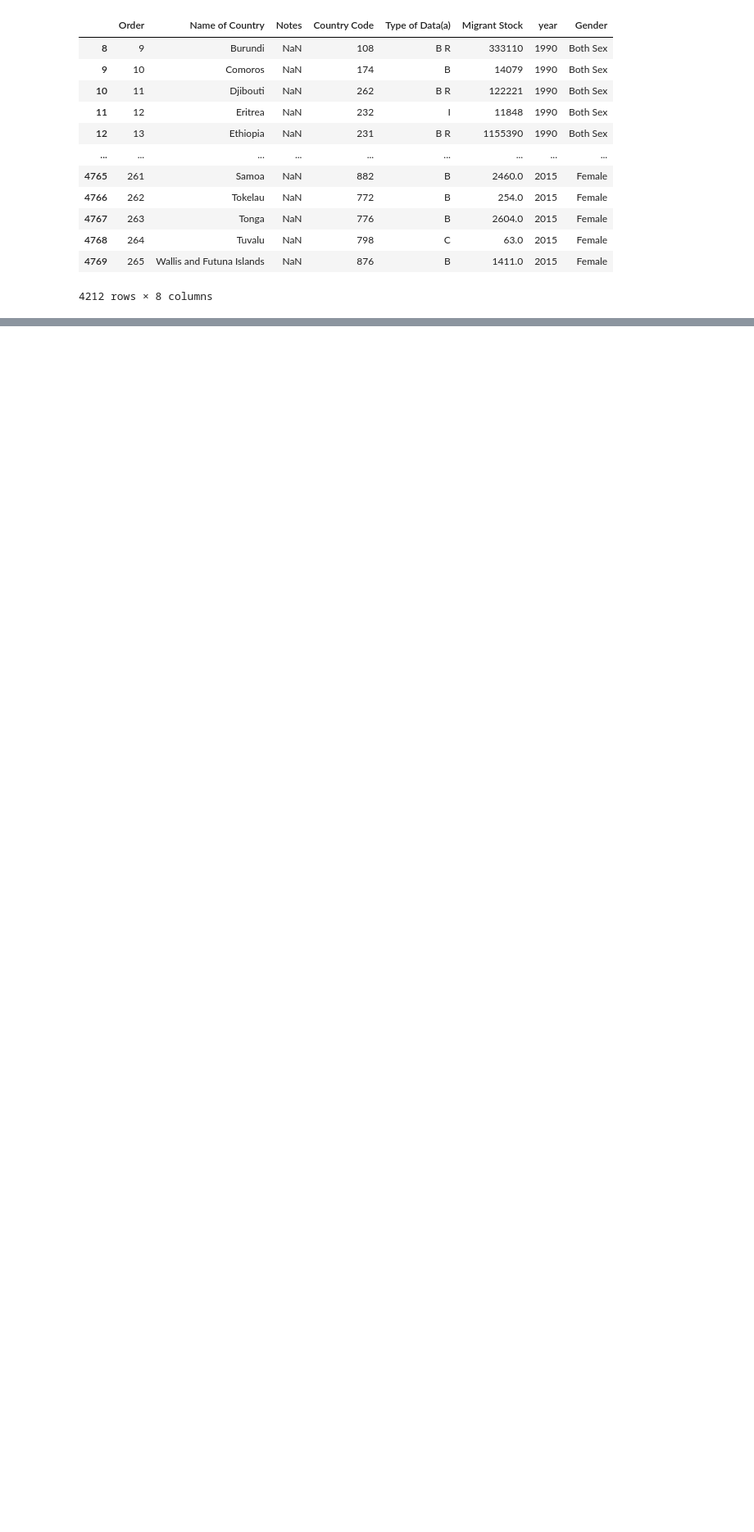
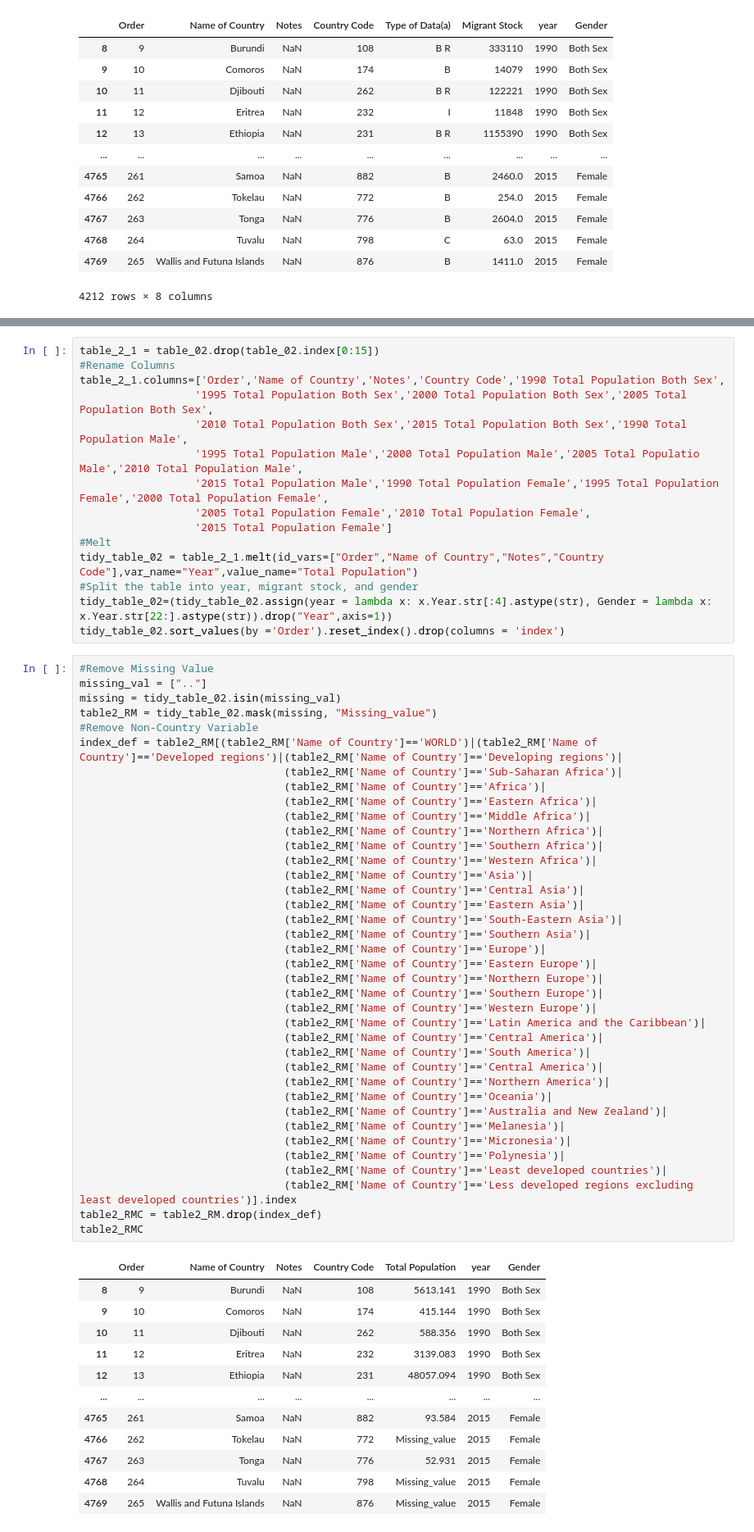
Before and after one commit to zhenwujason/inf1340-ZhenWuJason-Project, a Jupyter notebook: FINAL_INF1340_YankeMo.ipynb, the cells around one changed output, grey strips where cells are left out. Shown: that part at 82% size. Cells and saved outputs as stored; diff of their text form; blank space fills up the shorter version.

```diff
--- a/FINAL_INF1340_YankeMo.ipynb
+++ b/FINAL_INF1340_YankeMo.ipynb
@@ -152,0 +108,66 @@ clean_table1_female.mask(missing, "Missing_value").head(50)
+# %%
+table_2_1 = table_02.drop(table_02.index[0:15])
+#Rename Columns
+table_2_1.columns=['Order','Name of Country','Notes','Country Code','1990 Total Population Both Sex',
+                  '1995 Total Population Both Sex','2000 Total Population Both Sex','2005 Total Population Both Sex',
+                  '2010 Total Population Both Sex','2015 Total Population Both Sex','1990 Total Population Male',
+                  '1995 Total Population Male','2000 Total Population Male','2005 Total Populatio Male','2010 Total Population Male',
+                  '2015 Total Population Male','1990 Total Population Female','1995 Total Population Female','2000 Total Population Female',
+                  '2005 Total Population Female','2010 Total Population Female',
+                  '2015 Total Population Female']
+#Melt
+tidy_table_02 = table_2_1.melt(id_vars=["Order","Name of Country","Notes","Country Code"],var_name="Year",value_name="Total Population")
+#Split the table into year, migrant stock, and gender
+tidy_table_02=(tidy_table_02.assign(year = lambda x: x.Year.str[:4].astype(str), Gender = lambda x: x.Year.str[22:].astype(str)).drop("Year",axis=1))
+tidy_table_02.sort_values(by ='Order').reset_index().drop(columns = 'index')
+# %%
+#Remove Missing Value
+missing_val = [".."]
+missing = tidy_table_02.isin(missing_val)
+table2_RM = tidy_table_02.mask(missing, "Missing_value")
+#Remove Non-Country Variable
+index_def = table2_RM[(table2_RM['Name of Country']=='WORLD')|(table2_RM['Name of Country']=='Developed regions')|(table2_RM['Name of Country']=='Developing regions')|
+                                (table2_RM['Name of Country']=='Sub-Saharan Africa')|
+                                (table2_RM['Name of Country']=='Africa')|
+                                (table2_RM['Name of Country']=='Eastern Africa')|
+                                (table2_RM['Name of Country']=='Middle Africa')|
+                                (table2_RM['Name of Country']=='Northern Africa')|
+                                (table2_RM['Name of Country']=='Southern Africa')|
+                                (table2_RM['Name of Country']=='Western Africa')|
+                                (table2_RM['Name of Country']=='Asia')|
+                                (table2_RM['Name of Country']=='Central Asia')|
+                                (table2_RM['Name of Country']=='Eastern Asia')|
+                                (table2_RM['Name of Country']=='South-Eastern Asia')|
+                                (table2_RM['Name of Country']=='Southern Asia')|
+                                (table2_RM['Name of Country']=='Europe')|
+                                (table2_RM['Name of Country']=='Eastern Europe')|
+                                (table2_RM['Name of Country']=='Northern Europe')|
+                                (table2_RM['Name of Country']=='Southern Europe')|
+                                (table2_RM['Name of Country']=='Western Europe')|
+                                (table2_RM['Name of Country']=='Latin America and the Caribbean')|
+                                (table2_RM['Name of Country']=='Central America')|
+                                (table2_RM['Name of Country']=='South America')|
+                                (table2_RM['Name of Country']=='Central America')|
+                                (table2_RM['Name of Country']=='Northern America')|
+                                (table2_RM['Name of Country']=='Oceania')|
+                                (table2_RM['Name of Country']=='Australia and New Zealand')|
+                                (table2_RM['Name of Country']=='Melanesia')|
+                                (table2_RM['Name of Country']=='Micronesia')|
+                                (table2_RM['Name of Country']=='Polynesia')|
+                                (table2_RM['Name of Country']=='Least developed countries')|
+                                (table2_RM['Name of Country']=='Less developed regions excluding least developed countries')].index
+table2_RMC = table2_RM.drop(index_def)
+table2_RMC
+# %% [output]
+|  | Order | Name of Country | Notes | Country Code | Total Population | year | Gender |
+| 8 | 9 | Burundi | NaN | 108 | 5613.141 | 1990 | Both Sex |
+| 9 | 10 | Comoros | NaN | 174 | 415.144 | 1990 | Both Sex |
+| 10 | 11 | Djibouti | NaN | 262 | 588.356 | 1990 | Both Sex |
+| 11 | 12 | Eritrea | NaN | 232 | 3139.083 | 1990 | Both Sex |
+| 12 | 13 | Ethiopia | NaN | 231 | 48057.094 | 1990 | Both Sex |
+| ... | ... | ... | ... | ... | ... | ... | ... |
+| 4765 | 261 | Samoa | NaN | 882 | 93.584 | 2015 | Female |
+| 4766 | 262 | Tokelau | NaN | 772 | Missing_value | 2015 | Female |
+| 4767 | 263 | Tonga | NaN | 776 | 52.931 | 2015 | Female |
+| 4768 | 264 | Tuvalu | NaN | 798 | Missing_value | 2015 | Female |
+| 4769 | 265 | Wallis and Futuna Islands | NaN | 876 | Missing_value | 2015 | Female |
```
Also changed, not shown: parts of 26 cells of this notebook.
